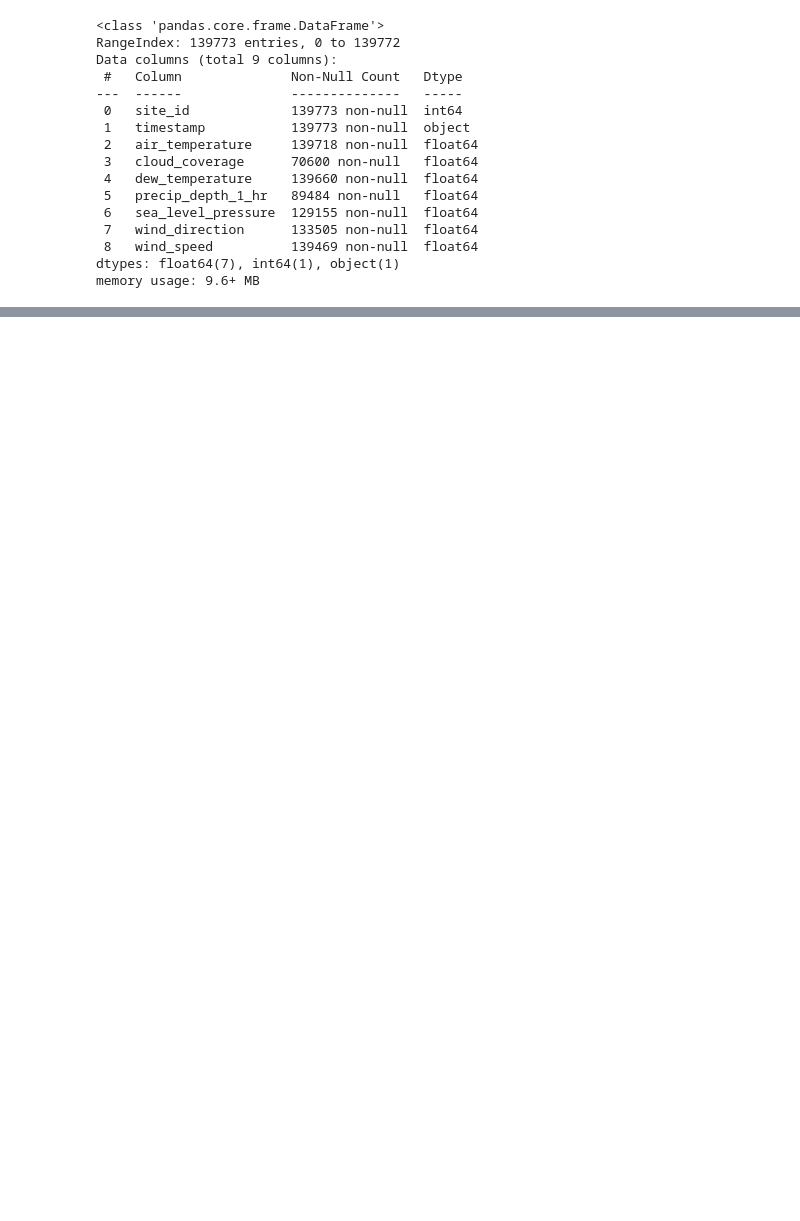
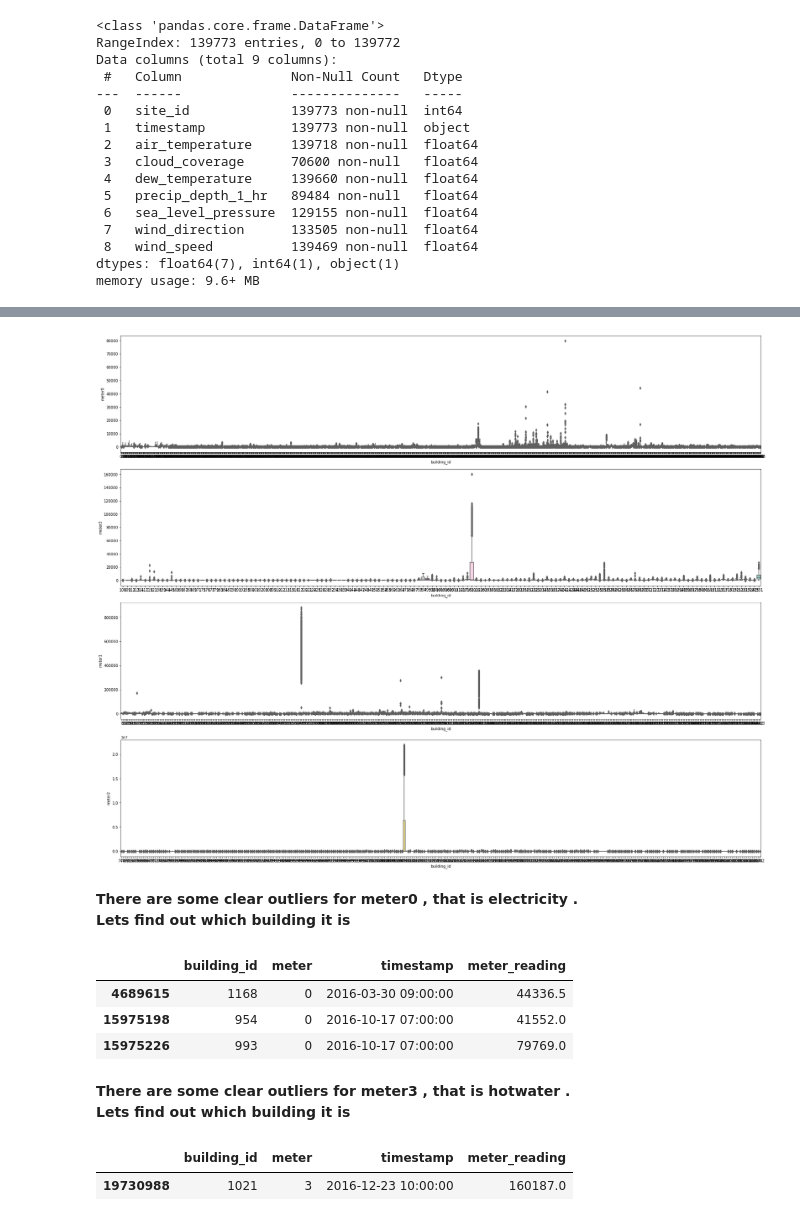
Before and after one commit to vaishalipp/ashrae-energy-predictor-3, a Jupyter notebook: notebooks/DataWrangling_Capstone2.ipynb, the cells around one changed output, grey strips where cells are left out. Drawn from its saved outputs; the diff is of its cells as text; code cells hidden in the pictures; blank space fills up the shorter version.

```diff
--- a/notebooks/DataWrangling_Capstone2.ipynb
+++ b/notebooks/DataWrangling_Capstone2.ipynb
@@ -388,0 +313,18 @@ outliers_df[~((outliers_df < (Q1 - 1.5 * IQR)) |(outliers_df > (Q3 + 1.5 * IQR))
+# %%
+fig, axs = plt.subplots(4,1, figsize=(25, 20),constrained_layout=True)
+for i,meter_type in enumerate(train_df.meter.unique()):
+    _df = train_df[train_df.meter==meter_type]
+    meter_rd_boxplt = sns.boxplot(data=_df,x="building_id",y="meter_reading",palette="Set3",ax=axs[i])
+    meter_rd_boxplt.set_ylabel("meter" + str(meter_type))
+# %% [output]
+[figure, added]
+# %% [markdown]
+**There are some clear outliers for meter0 , that is electricity . <br>
+Lets find out which building it is**
+# %%
+train_df[(train_df.meter==0) & (train_df.meter_reading > 40000)]
+# %% [output]
+|  | building_id | meter | timestamp | meter_reading |
+| 4689615 | 1168 | 0 | 2016-03-30 09:00:00 | 44336.5 |
+| 15975198 | 954 | 0 | 2016-10-17 07:00:00 | 41552.0 |
+| 15975226 | 993 | 0 | 2016-10-17 07:00:00 | 79769.0 |
@@ -388,0 +333,8 @@ outliers_df[~((outliers_df < (Q1 - 1.5 * IQR)) |(outliers_df > (Q3 + 1.5 * IQR))
+# %% [markdown]
+**There are some clear outliers for meter3 , that is hotwater . <br>
+Lets find out which building it is**
+# %%
+train_df.loc[(train_df.meter==3) & (train_df.meter_reading > 120000)]
+# %% [output]
+|  | building_id | meter | timestamp | meter_reading |
+| 19730988 | 1021 | 3 | 2016-12-23 10:00:00 | 160187.0 |
```
Also changed, not shown: parts of 89 cells of this notebook.
